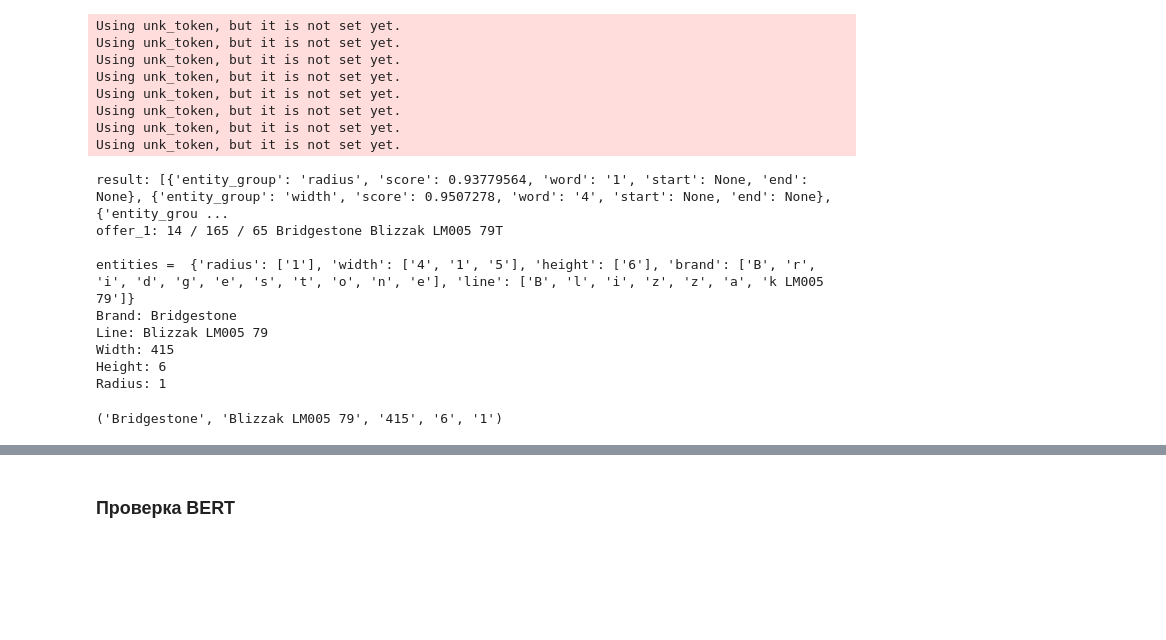
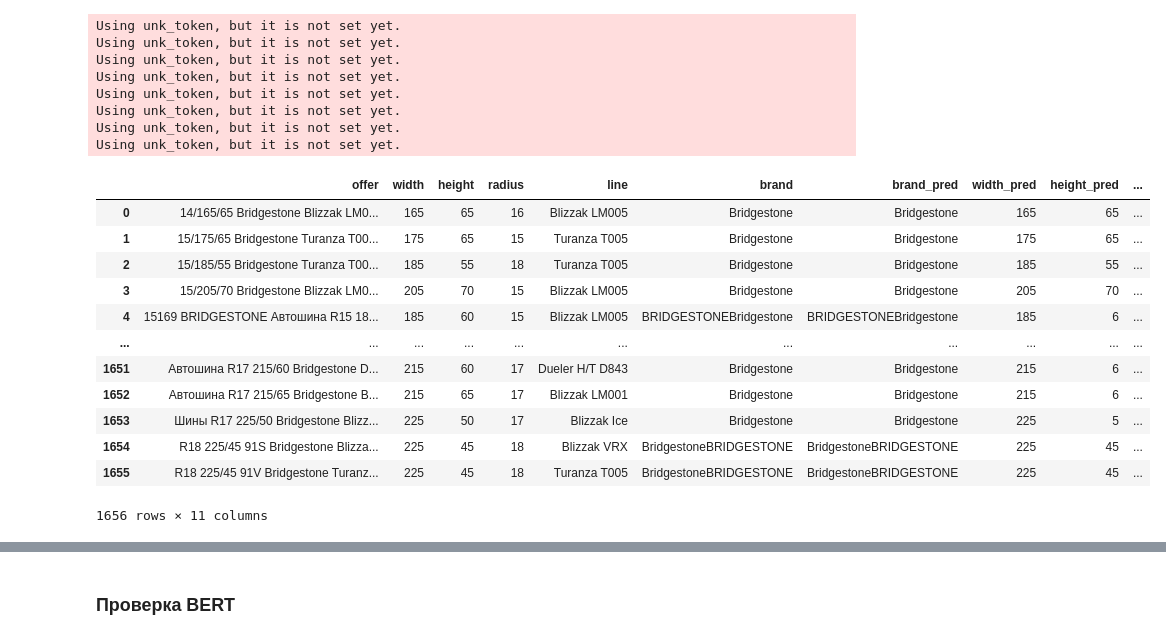
Before and after one commit to IgorSondors/BERT_NER, a Jupyter notebook: evaluation/manual_check.ipynb, the cells around one changed output, grey strips where cells are left out. Saved outputs shown, nothing was run; the diff lists cells and outputs as text; code cells hidden in the pictures; blank space fills up the shorter version.

```diff
--- a/evaluation/manual_check.ipynb
+++ b/evaluation/manual_check.ipynb
@@ -21,6 +21,10 @@ def load_model_BERT(model_pth, device, label2id, id2label):
     tokenizer = BertTokenizer.from_pretrained(model_pth)
     return tokenizer, model.to(device)
 
+def inference(offer, model, tokenizer):
+    pipe = pipeline(task="ner", model=model.to("cpu"), tokenizer=tokenizer, aggregation_strategy="simple")
+    return pipe(offer)
+
 label2id = {'B-width': 1,
             'B-height': 2,
             'B-radius': 3,
@@ -37,7 +41,7 @@ id2label = {1: 'B-width',
             6: 'I-line',
             0: 'O'}
 
-device = 'cuda'
+device = "cpu"#'cuda'
 
 test_csv_pth = '/home/sondors/Documents/price/BERT_NER/csv/prod_train/test_02our.csv'
 df_test = pd.read_csv(test_csv_pth, sep=';')
@@ -97,52 +155,53 @@ Using unk_token, but it is not set yet.
 Using unk_token, but it is not set yet.
 # %%
 def inference(offer, model, tokenizer):
-    pipe = pipeline(task="ner", model=model.to("cpu"), tokenizer=tokenizer, aggregation_strategy="simple")
+    pipe = pipeline(task="ner", model=model, tokenizer=tokenizer, aggregation_strategy="simple")
     return pipe(offer)
 
 def brand_line_width_height_radius(result):
     # Создаем словари для каждой сущности
     entities = {}
     for item in result:
         entity_group = item['entity_group']
         word = item['word']
         score = item['score']
         if score > 0.7:
             if entity_group in entities:
                 entities[entity_group].append(word)
             else:
                 entities[entity_group] = [word]
 
-    # Формируем строки для каждой сущности
-    brand_str = ''.join(entities.get('brand', []))
-    width_str = ''.join(entities.get('width', []))
-    height_str = ''.join(entities.get('height', []))
-    radius_str = ''.join(entities.get('radius', []))
-    line_str = ''.join(entities.get('line', []))
+    for key, value in entities.items():
+        entities[key] = ''.join(value)
+    return entities
 
-    print("entities = ", entities)
-    # Выводим строки
-    print(f"Brand: {brand_str}")
-    print(f"Line: {line_str}")
-    print(f"Width: {width_str}")
-    print(f"Height: {height_str}")
-    print(f"Radius: {radius_str}")
-    return brand_str, line_str, width_str, height_str, radius_str
+def apply_on_df(model, tokenizer, df):
+    for index, row in df.iterrows():
+        offer = row['offer']
+        result = inference(offer, model, tokenizer)
+        entities = brand_line_width_height_radius(result)
 
-offer_1 = df_test.iloc[0].offer
-result = inference(offer_1, model_CANINE, tokenizer_CANINE)
-print(f"result: {result}")
-print(f"offer_1: {offer_1}\n")
+        # Заполнение DataFrame
+        df.at[index, 'brand_pred'] = entities.get('brand', '')
+        df.at[index, 'width_pred'] = entities.get('width', '')
+        df.at[index, 'height_pred'] = entities.get('height', '')
+        df.at[index, 'radius_pred'] = entities.get('radius', '')
+        df.at[index, 'line_pred'] = entities.get('line', '')
+    return df
 
-brand_line_width_height_radius(result)
+df_pred = apply_on_df(model_CANINE, tokenizer_CANINE, df_test_CANINE)
+df_pred
 # %% [output]
+|  | offer | width | height | radius | line | brand | brand_pred | width_pred | height_pred | ... |
+| 0 | 14/165/65 Bridgestone Blizzak LM0... | 165 | 65 | 16 | Blizzak LM005 | Bridgestone | Bridgestone | 165 | 65 | ... |
+| 1 | 15/175/65 Bridgestone Turanza T00... | 175 | 65 | 15 | Turanza T005 | Bridgestone | Bridgestone | 175 | 65 | ... |
+| 2 | 15/185/55 Bridgestone Turanza T00... | 185 | 55 | 18 | Turanza T005 | Bridgestone | Bridgestone | 185 | 55 | ... |
+| 3 | 15/205/70 Bridgestone Blizzak LM0... | 205 | 70 | 15 | Blizzak LM005 | Bridgestone | Bridgestone | 205 | 70 | ... |
+| 4 | 15169 BRIDGESTONE Автошина R15 18... | 185 | 60 | 15 | Blizzak LM005 | BRIDGESTONEBridgestone | BRIDGESTONEBridgestone | 185 | 6 | ... |
+| ... | ... | ... | ... | ... | ... | ... | ... | ... | ... | ... |
+| 1651 | Автошина R17 215/60 Bridgestone D... | 215 | 60 | 17 | Dueler H/T D843 | Bridgestone | Bridgestone | 215 | 6 | ... |
+| 1652 | Автошина R17 215/65 Bridgestone B... | 215 | 65 | 17 | Blizzak LM001 | Bridgestone | Bridgestone | 215 | 6 | ... |
+| 1653 | Шины R17 225/50 Bridgestone Blizz... | 225 | 50 | 17 | Blizzak Ice | Bridgestone | Bridgestone | 225 | 5 | ... |
+| 1654 | R18 225/45 91S Bridgestone Blizza... | 225 | 45 | 18 | Blizzak VRX | BridgestoneBRIDGESTONE | BridgestoneBRIDGESTONE | 225 | 45 | ... |
+| 1655 | R18 225/45 91V Bridgestone Turanz... | 225 | 45 | 18 | Turanza T005 | BridgestoneBRIDGESTONE | BridgestoneBRIDGESTONE | 225 | 45 | ... |
-result: [{'entity_group': 'radius', 'score': 0.93779564, 'word': '1', 'start': None, 'end': None}, {'entity_group': 'width', 'score': 0.9507278, 'word': '4', 'start': None, 'end': None}, {'entity_grou ...
-offer_1: 14 / 165 / 65 Bridgestone Blizzak LM005 79T
-
-entities =  {'radius': ['1'], 'width': ['4', '1', '5'], 'height': ['6'], 'brand': ['B', 'r', 'i', 'd', 'g', 'e', 's', 't', 'o', 'n', 'e'], 'line': ['B', 'l', 'i', 'z', 'z', 'a', 'k LM005 79']}
-Brand: Bridgestone
-Line: Blizzak LM005 79
-Width: 415
-Height: 6
-Radius: 1
+1656 rows × 11 columns
-('Bridgestone', 'Blizzak LM005 79', '415', '6', '1')
```
Also changed, not shown: parts of 9 cells of this notebook.
